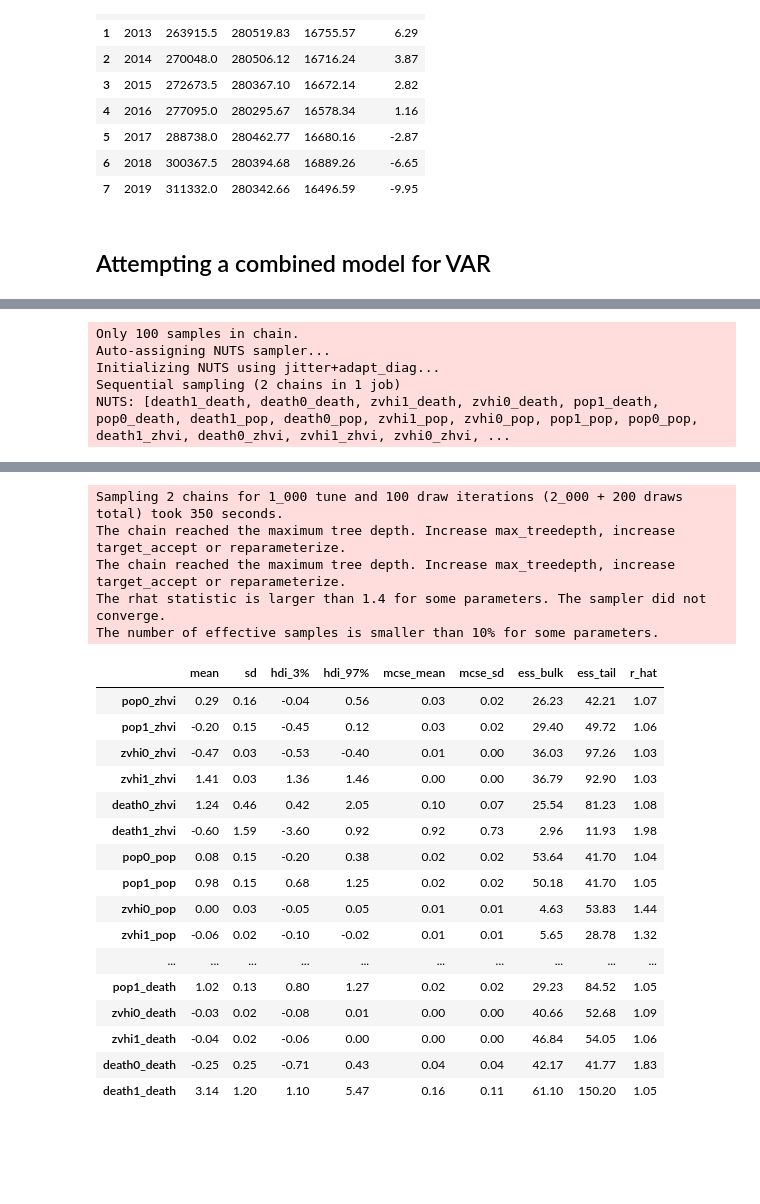
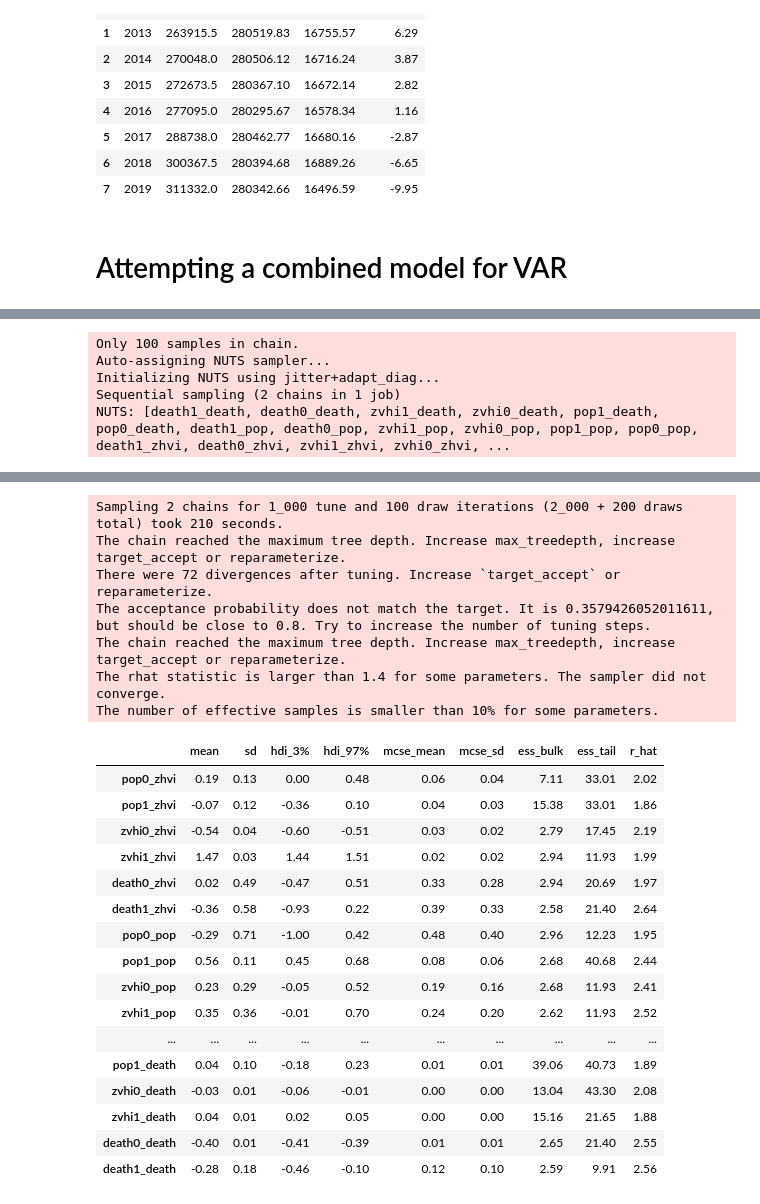
Before and after one commit to swhetzel/bayes_real_estate_modeling, a Jupyter notebook: Time_Series_Exploration.ipynb, the cells around one changed output, grey strips where cells are left out. Drawn from its saved outputs; the diff is of its cells as text; code cells hidden in the pictures; blank space fills up the shorter version.

```diff
--- a/Time_Series_Exploration.ipynb
+++ b/Time_Series_Exploration.ipynb
@@ -46,13 +48,16 @@ def generate_time_data(df, city, order, predictors, outputs):
     df2['step'] = [i for i in range(order)]
     df_pivot = df2.pivot(index='city', columns='step', values=predictors).reset_index()
 
+    # Get relevant outputs
     out = df.query(F"year == {year}").reset_index(drop=True)[outputs[0]].loc[0]
     out2 = df.query(F"year == {year}").reset_index(drop=True)[outputs[1]].loc[0]
+    out3 = df.query(F"year == {year}").reset_index(drop=True)[outputs[2]].loc[0]
 
     df_pivot['out'] = out
     df_pivot['out2'] = out2
+    df_pivot['out3'] = out3
 
-    df_pivot = df_pivot.rename({'out':outputs[0],'out2':outputs[1]}, axis=1)
+    df_pivot = df_pivot.rename({'out':outputs[0],'out2':outputs[1],'out3':outputs[2]}, axis=1)
     df_input = pd.concat([df_input, df_pivot])
     years.append(year)
 
@@ -61,7 +66,7 @@ def generate_time_data(df, city, order, predictors, outputs):
   df_input.columns=[str(col[0]) + str(col[1]) for col in df_input.columns.values]
   return df_input
 
-generate_time_data(df=df, city='Charlottesville',order=4, predictors = predictors, outputs=['med_zhvi', 'popestimate_census'])
+generate_time_data(df=df, city='Charlottesville',order=4, predictors = predictors, outputs=['med_zhvi', 'popestimate_census', 'deaths_census'])
 # %% [output]
 A value is trying to be set on a copy of a slice from a DataFrame.
 Try using .loc[row_indexer,col_indexer] = value instead
@@ -79,7 +84,7 @@ See the caveats in the documentation: https://pandas.pydata.org/pandas-docs/stab
 # %% [markdown]
 ## Format Data for model input
 # %%
-cville = generate_time_data(df=df, city='Charlottesville',order=2, predictors=predictors, outputs=['med_zhvi','popestimate_census'])
+cville = generate_time_data(df=df, city='Charlottesville',order=2, predictors=predictors, outputs=['med_zhvi','popestimate_census','deaths_census'])
 cville
 # %% [output]
 A value is trying to be set on a copy of a slice from a DataFrame.
@@ -251,7 +256,7 @@ df_preds
 | 6 | 2018 | 300367.5 | 280394.68 | 16889.26 | -6.65 |
 | 7 | 2019 | 311332.0 | 280342.66 | 16496.59 | -9.95 |
 # %% [markdown]
-## Attempting a combined model for VAR
+# Attempting a combined model for VAR
 # %%
 sig = 1000
 with pm.Model() as model_comb:
@@ -315,7 +320,7 @@ with pm.Model() as model_comb:
            death1_death*cville.deaths_census1
   )
 
-  med_death = pm.Normal('med_death', theta_death, sd=200, observed=cville.popestimate_census)
+  med_death = pm.Normal('med_death', theta_death, sd=200, observed=cville.deaths_census)
 
 pm.model_to_graphviz(model_comb)
 # %% [output]
@@ -323,35 +328,38 @@ pm.model_to_graphviz(model_comb)
 # %%
 with model_comb:
     comb_trace = pm.sample(100)
     comb_idata = az.from_pymc3(comb_trace)
-az.summary(comb_idata, round_to=2)
+post_parameters = az.summary(comb_idata, round_to=2)
+post_parameters
 # %% [output]
 Only 100 samples in chain.
 Auto-assigning NUTS sampler...
 Initializing NUTS using jitter+adapt_diag...
 Sequential sampling (2 chains in 1 job)
 NUTS: [death1_death, death0_death, zvhi1_death, zvhi0_death, pop1_death, pop0_death, death1_pop, death0_pop, zvhi1_pop, zvhi0_pop, pop1_pop, pop0_pop, death1_zhvi, death0_zhvi, zvhi1_zhvi, zvhi0_zhvi, ...
 [interactive output not drawn]
 [interactive output not drawn]
-Sampling 2 chains for 1_000 tune and 100 draw iterations (2_000 + 200 draws total) took 350 seconds.
+Sampling 2 chains for 1_000 tune and 100 draw iterations (2_000 + 200 draws total) took 210 seconds.
 The chain reached the maximum tree depth. Increase max_treedepth, increase target_accept or reparameterize.
+There were 72 divergences after tuning. Increase `target_accept` or reparameterize.
+The acceptance probability does not match the target. It is 0.3579426052011611, but should be close to 0.8. Try to increase the number of tuning steps.
 The chain reached the maximum tree depth. Increase max_treedepth, increase target_accept or reparameterize.
 The rhat statistic is larger than 1.4 for some parameters. The sampler did not converge.
 The number of effective samples is smaller than 10% for some parameters.
 |  | mean | sd | hdi_3% | hdi_97% | mcse_mean | mcse_sd | ess_bulk | ess_tail | r_hat |
-| pop0_zhvi | 0.29 | 0.16 | -0.04 | 0.56 | 0.03 | 0.02 | 26.23 | 42.21 | 1.07 |
-| pop1_zhvi | -0.20 | 0.15 | -0.45 | 0.12 | 0.03 | 0.02 | 29.40 | 49.72 | 1.06 |
-| zvhi0_zhvi | -0.47 | 0.03 | -0.53 | -0.40 | 0.01 | 0.00 | 36.03 | 97.26 | 1.03 |
-| zvhi1_zhvi | 1.41 | 0.03 | 1.36 | 1.46 | 0.00 | 0.00 | 36.79 | 92.90 | 1.03 |
-| death0_zhvi | 1.24 | 0.46 | 0.42 | 2.05 | 0.10 | 0.07 | 25.54 | 81.23 | 1.08 |
-| death1_zhvi | -0.60 | 1.59 | -3.60 | 0.92 | 0.92 | 0.73 | 2.96 | 11.93 | 1.98 |
-| pop0_pop | 0.08 | 0.15 | -0.20 | 0.38 | 0.02 | 0.02 | 53.64 | 41.70 | 1.04 |
-| pop1_pop | 0.98 | 0.15 | 0.68 | 1.25 | 0.02 | 0.02 | 50.18 | 41.70 | 1.05 |
-| zvhi0_pop | 0.00 | 0.03 | -0.05 | 0.05 | 0.01 | 0.01 | 4.63 | 53.83 | 1.44 |
-| zvhi1_pop | -0.06 | 0.02 | -0.10 | -0.02 | 0.01 | 0.01 | 5.65 | 28.78 | 1.32 |
+| pop0_zhvi | 0.19 | 0.13 | 0.00 | 0.48 | 0.06 | 0.04 | 7.11 | 33.01 | 2.02 |
+| pop1_zhvi | -0.07 | 0.12 | -0.36 | 0.10 | 0.04 | 0.03 | 15.38 | 33.01 | 1.86 |
+| zvhi0_zhvi | -0.54 | 0.04 | -0.60 | -0.51 | 0.03 | 0.02 | 2.79 | 17.45 | 2.19 |
+| zvhi1_zhvi | 1.47 | 0.03 | 1.44 | 1.51 | 0.02 | 0.02 | 2.94 | 11.93 | 1.99 |
+| death0_zhvi | 0.02 | 0.49 | -0.47 | 0.51 | 0.33 | 0.28 | 2.94 | 20.69 | 1.97 |
+| death1_zhvi | -0.36 | 0.58 | -0.93 | 0.22 | 0.39 | 0.33 | 2.58 | 21.40 | 2.64 |
+| pop0_pop | -0.29 | 0.71 | -1.00 | 0.42 | 0.48 | 0.40 | 2.96 | 12.23 | 1.95 |
+| pop1_pop | 0.56 | 0.11 | 0.45 | 0.68 | 0.08 | 0.06 | 2.68 | 40.68 | 2.44 |
+| zvhi0_pop | 0.23 | 0.29 | -0.05 | 0.52 | 0.19 | 0.16 | 2.68 | 11.93 | 2.41 |
+| zvhi1_pop | 0.35 | 0.36 | -0.01 | 0.70 | 0.24 | 0.20 | 2.62 | 11.93 | 2.52 |
 | ... | ... | ... | ... | ... | ... | ... | ... | ... | ... |
-| pop1_death | 1.02 | 0.13 | 0.80 | 1.27 | 0.02 | 0.02 | 29.23 | 84.52 | 1.05 |
-| zvhi0_death | -0.03 | 0.02 | -0.08 | 0.01 | 0.00 | 0.00 | 40.66 | 52.68 | 1.09 |
-| zvhi1_death | -0.04 | 0.02 | -0.06 | 0.00 | 0.00 | 0.00 | 46.84 | 54.05 | 1.06 |
-| death0_death | -0.25 | 0.25 | -0.71 | 0.43 | 0.04 | 0.04 | 42.17 | 41.77 | 1.83 |
-| death1_death | 3.14 | 1.20 | 1.10 | 5.47 | 0.16 | 0.11 | 61.10 | 150.20 | 1.05 |
+| pop1_death | 0.04 | 0.10 | -0.18 | 0.23 | 0.01 | 0.01 | 39.06 | 40.73 | 1.89 |
+| zvhi0_death | -0.03 | 0.01 | -0.06 | -0.01 | 0.00 | 0.00 | 13.04 | 43.30 | 2.08 |
+| zvhi1_death | 0.04 | 0.01 | 0.02 | 0.05 | 0.00 | 0.00 | 15.16 | 21.65 | 1.88 |
+| death0_death | -0.40 | 0.01 | -0.41 | -0.39 | 0.01 | 0.01 | 2.65 | 21.40 | 2.55 |
+| death1_death | -0.28 | 0.18 | -0.46 | -0.10 | 0.12 | 0.10 | 2.59 | 9.91 | 2.56 |
```
Also changed, not shown: parts of 8 cells of this notebook.
